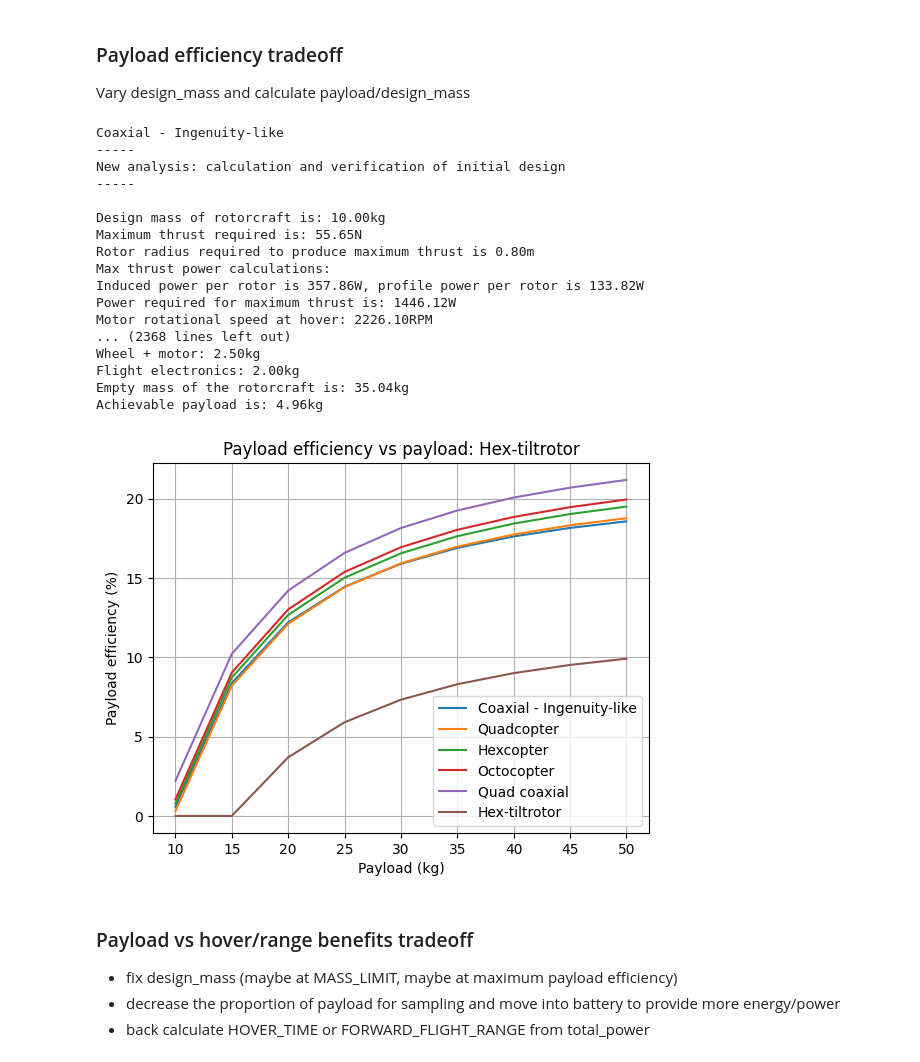
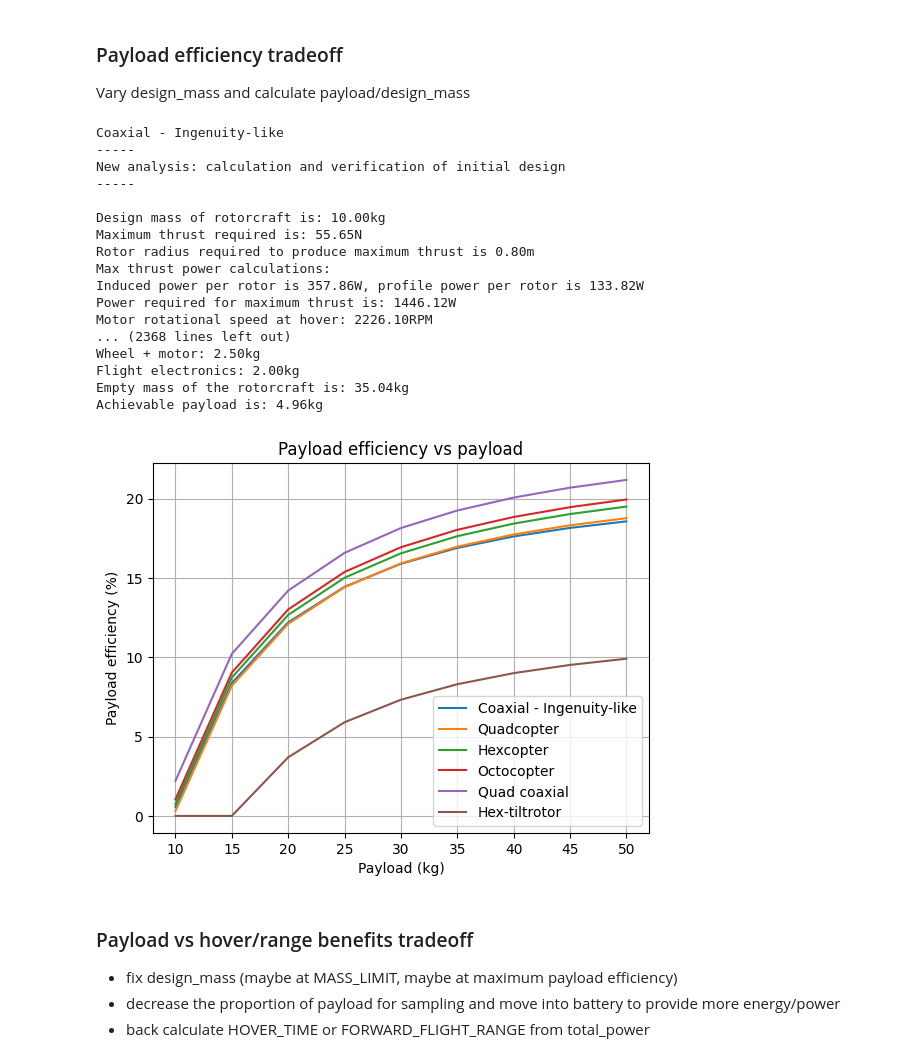
Before and after one commit to bened-wards/multimodal_mars_sampler, a Jupyter notebook: analysis.ipynb, the cells around one changed output. Drawn from its saved outputs; the diff is of its cells as text; code cells hidden in the pictures.

Commit message:
small change to plot

```diff
--- a/analysis.ipynb
+++ b/analysis.ipynb
@@ -91,33 +91,33 @@ Vary design_mass and calculate payload/design_mass
 # %%
 plt.figure()
 for aircraft in aircrafts:
     design_masses, payload_efficiences = aircraft.payload_efficiency_analysis()
     plt.plot(design_masses, np.array(payload_efficiences)*100, label=aircraft.name)
-plt.title(f"Payload efficiency vs payload: {aircraft.name}")
+plt.title(f"Payload efficiency vs payload")
 plt.xlabel("Payload (kg)")
 plt.ylabel("Payload efficiency (%)")
 plt.grid(True)
 plt.legend()
 plt.show()
 # %% [output]
 Coaxial - Ingenuity-like
 -----
 New analysis: calculation and verification of initial design
 -----
 
 Design mass of rotorcraft is: 10.00kg
 Maximum thrust required is: 55.65N
 Rotor radius required to produce maximum thrust is 0.80m
 Max thrust power calculations:
 Induced power per rotor is 357.86W, profile power per rotor is 133.82W
 Power required for maximum thrust is: 1446.12W
 Motor rotational speed at hover: 2226.10RPM
 ... (2368 lines left out)
 Wheel + motor: 2.50kg
 Flight electronics: 2.00kg
 Empty mass of the rotorcraft is: 35.04kg
 Achievable payload is: 4.96kg
-[figure, old version]
+[figure, new version]
 # %% [markdown]
 ### Payload vs hover/range benefits tradeoff
 
```
